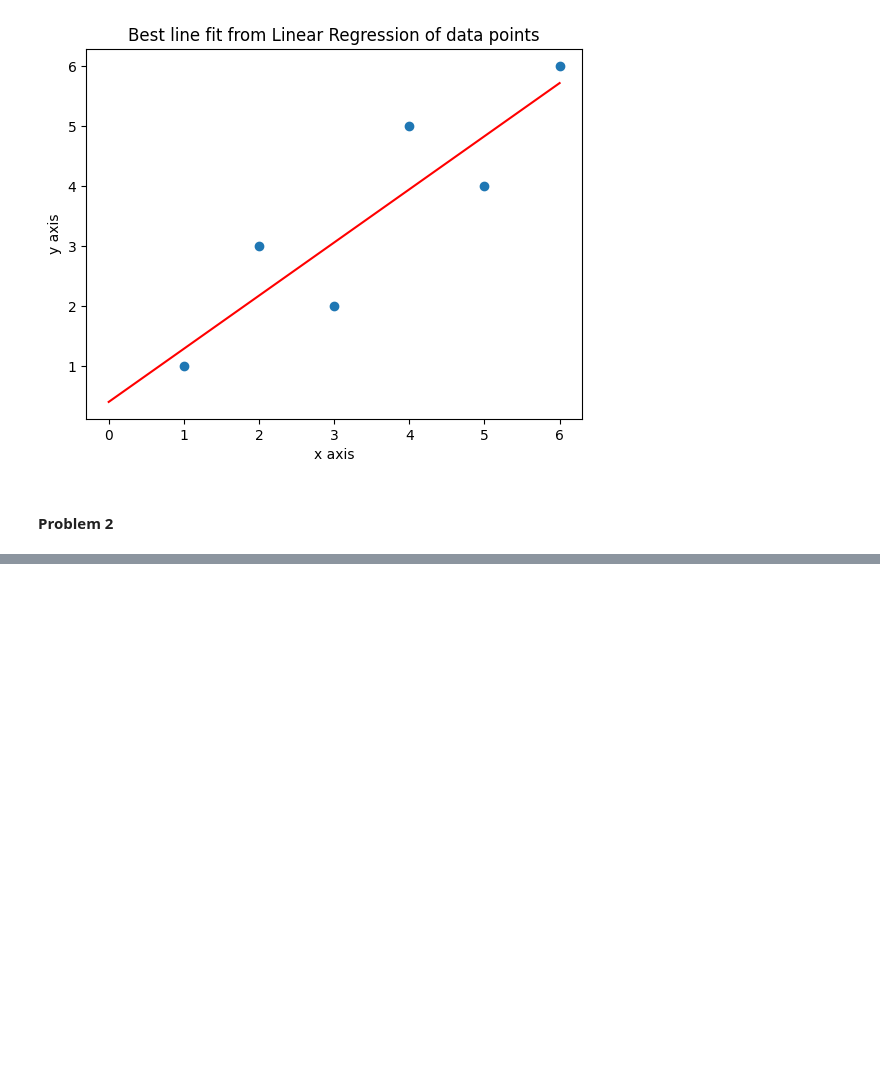
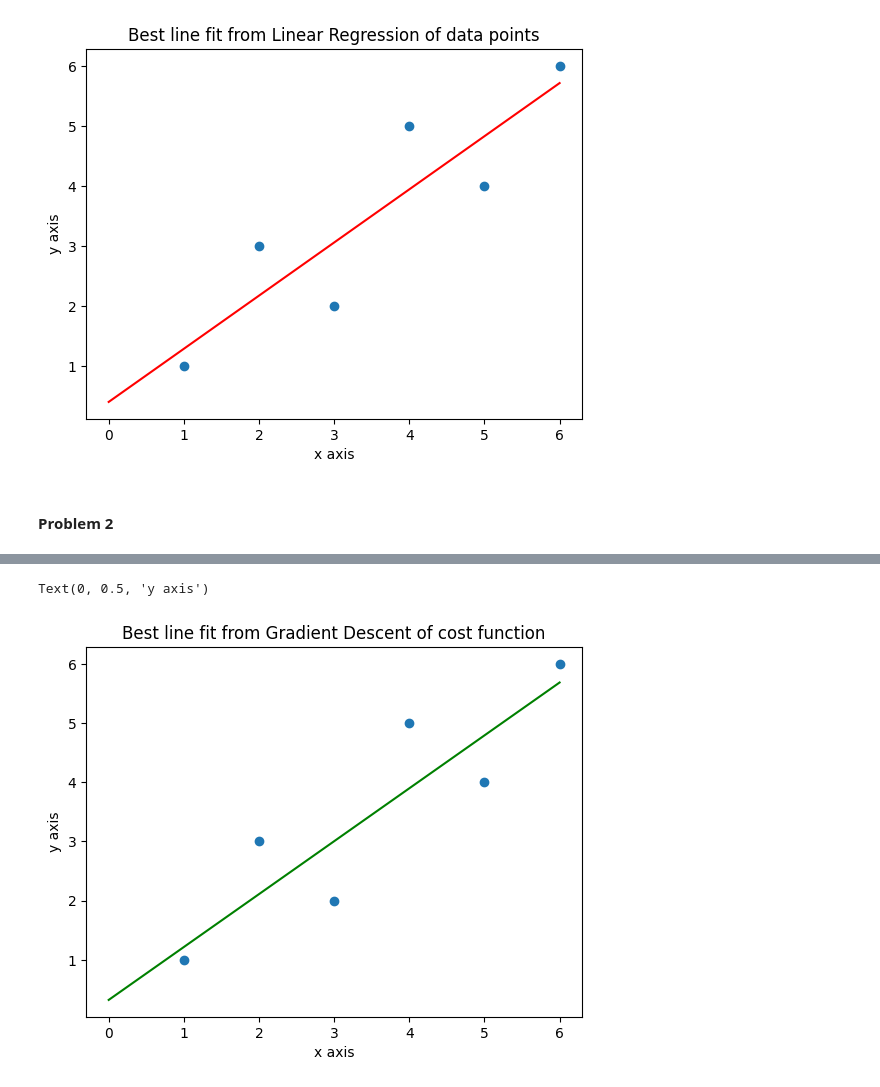
Before and after one commit to eladsimantov/Applied-ML-For-Engineers, a Jupyter notebook: HWks/HW2/HW2.ipynb, the cells around one changed output, grey strips where cells are left out. Saved outputs shown, nothing was run; the diff lists cells and outputs as text; code cells hidden in the pictures; blank space fills up the shorter version.

```diff
--- a/HWks/HW2/HW2.ipynb
+++ b/HWks/HW2/HW2.ipynb
@@ -97,0 +188,13 @@ i = 1000
+# %%
+
+# Plot the Best line fit and the GD fit
+x_pred = np.linspace(0, 6, 100)
+y_pred = beta_0 + beta_1 * x_pred
+plt.plot(x_pred, y_pred, "g-")
+plt.scatter(x, y)
+plt.title("Best line fit from Gradient Descent of cost function")
+plt.xlabel("x axis")
+plt.ylabel("y axis")
+# %% [output]
+Text(0, 0.5, 'y axis')
+[figure, added]
```
Also changed, not shown: parts of 13 cells of this notebook.
